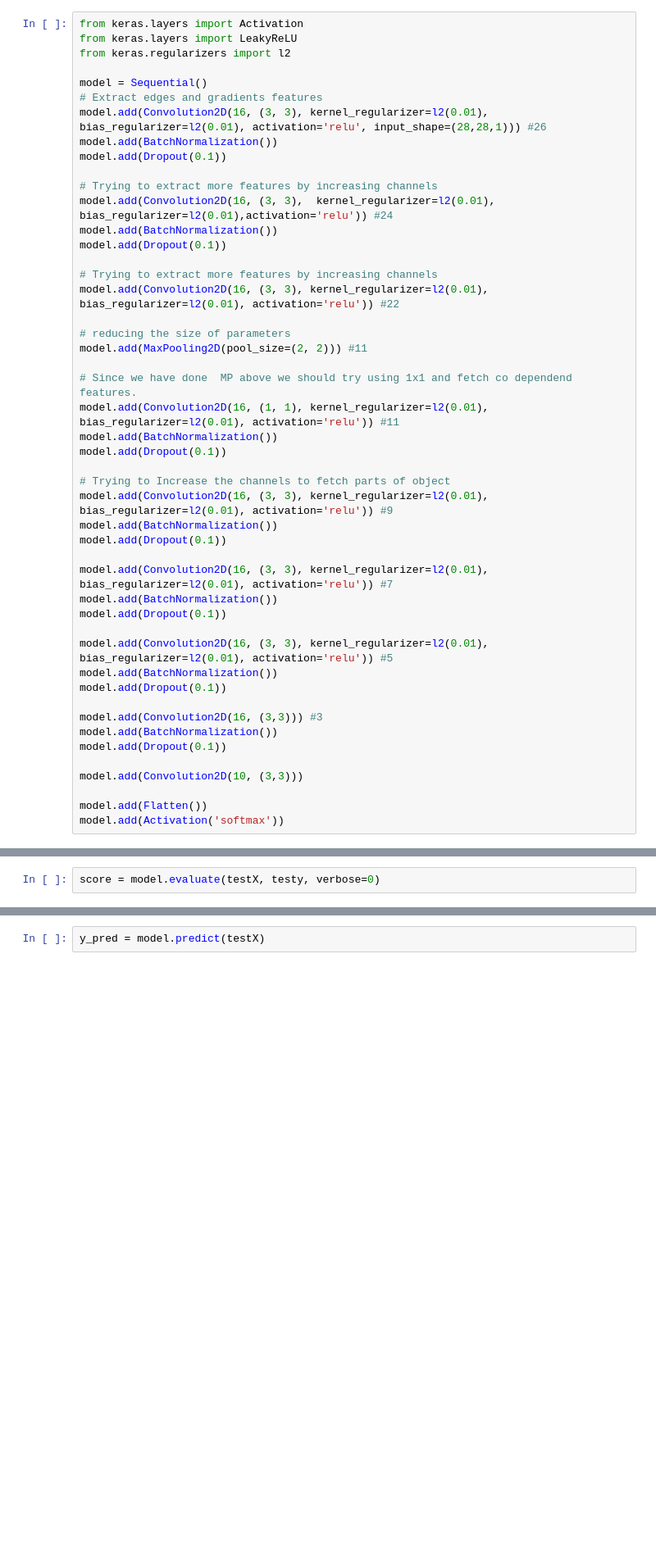
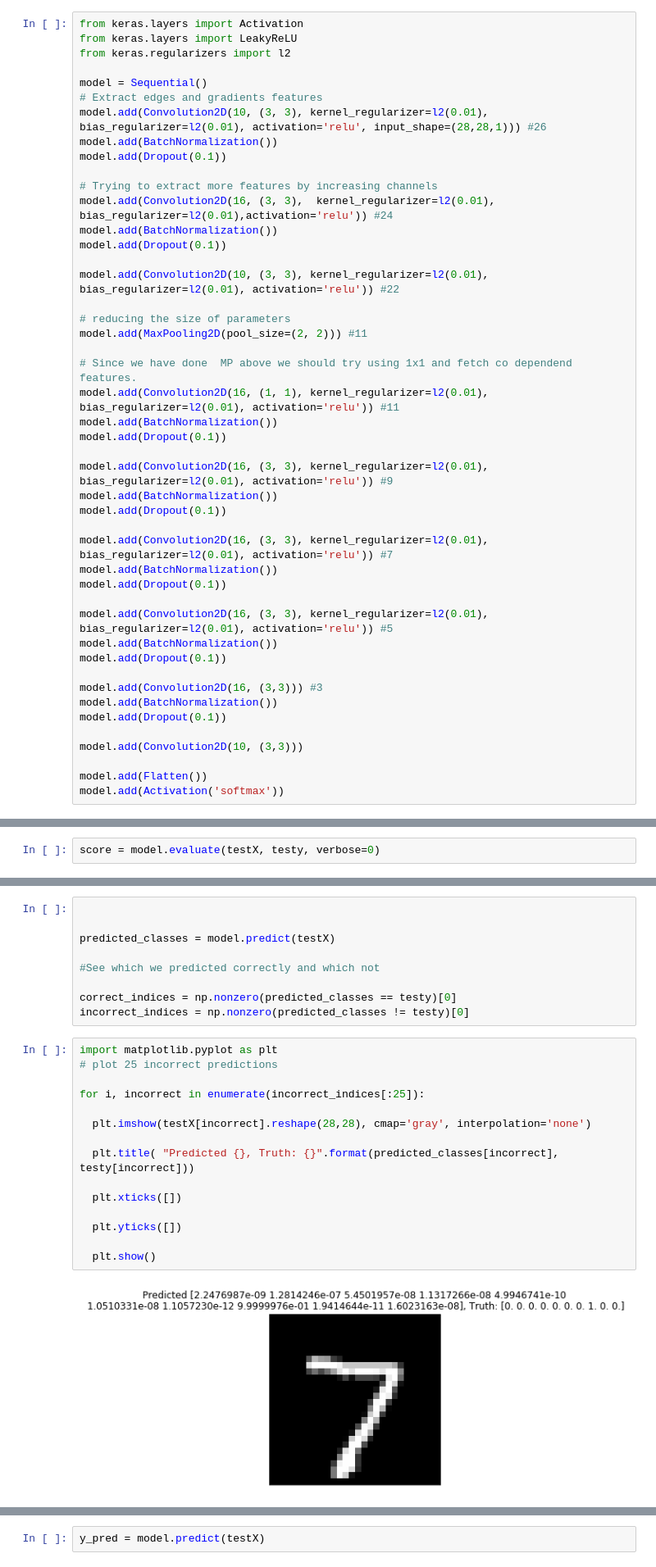
Before and after one commit to jai00271/CNN, a Jupyter notebook: 5. Batch Normalization & Regularization/BatchNorm.ipynb, the cells around one changed output, grey strips where cells are left out. Shown: that part at 82% size. Saved outputs shown, nothing was run; the diff lists cells and outputs as text; blank space fills up the shorter version.

```diff
--- a/5. Batch Normalization & Regularization/BatchNorm.ipynb
+++ b/5. Batch Normalization & Regularization/BatchNorm.ipynb
@@ -92,7 +95,7 @@ from keras.regularizers import l2
 
 model = Sequential()
 # Extract edges and gradients features
-model.add(Convolution2D(16, (3, 3), kernel_regularizer=l2(0.01), bias_regularizer=l2(0.01), activation='relu', input_shape=(28,28,1))) #26
+model.add(Convolution2D(10, (3, 3), kernel_regularizer=l2(0.01), bias_regularizer=l2(0.01), activation='relu', input_shape=(28,28,1))) #26
 model.add(BatchNormalization())
 model.add(Dropout(0.1))
 
@@ -101,8 +104,7 @@ model.add(Convolution2D(16, (3, 3),  kernel_regularizer=l2(0.01), bias_regulariz
 model.add(BatchNormalization())
 model.add(Dropout(0.1))
 
-# Trying to extract more features by increasing channels
-model.add(Convolution2D(16, (3, 3), kernel_regularizer=l2(0.01), bias_regularizer=l2(0.01), activation='relu')) #22
+model.add(Convolution2D(10, (3, 3), kernel_regularizer=l2(0.01), bias_regularizer=l2(0.01), activation='relu')) #22
 
 # reducing the size of parameters
 model.add(MaxPooling2D(pool_size=(2, 2))) #11
@@ -112,7 +114,6 @@ model.add(Convolution2D(16, (1, 1), kernel_regularizer=l2(0.01), bias_regularize
 model.add(BatchNormalization())
 model.add(Dropout(0.1))
 
-# Trying to Increase the channels to fetch parts of object
 model.add(Convolution2D(16, (3, 3), kernel_regularizer=l2(0.01), bias_regularizer=l2(0.01), activation='relu')) #9
 model.add(BatchNormalization())
 model.add(Dropout(0.1))
@@ -228,0 +214,26 @@ print(score)
+# %%
+
+
+predicted_classes = model.predict(testX)
+
+#See which we predicted correctly and which not
+
+correct_indices = np.nonzero(predicted_classes == testy)[0]
+incorrect_indices = np.nonzero(predicted_classes != testy)[0]
+# %%
+import matplotlib.pyplot as plt
+# plot 25 incorrect predictions
+
+for i, incorrect in enumerate(incorrect_indices[:25]):
+
+  plt.imshow(testX[incorrect].reshape(28,28), cmap='gray', interpolation='none')
+
+  plt.title( "Predicted {}, Truth: {}".format(predicted_classes[incorrect], testy[incorrect]))
+
+  plt.xticks([])
+
+  plt.yticks([])
+
+  plt.show()
+# %% [output]
+[figure, added]
```
Also changed, not shown: parts of 13 cells of this notebook.
